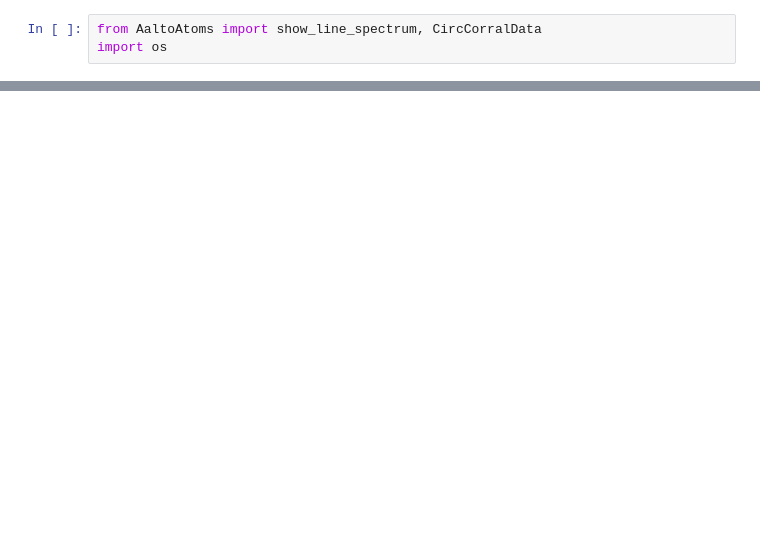
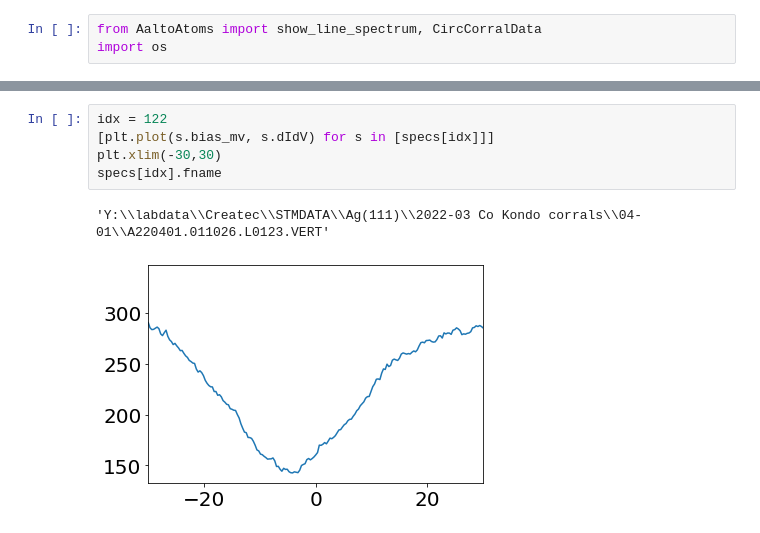
Before and after one commit to abekipnis/Kondo-Aalto, a Jupyter notebook: example_notebooks/line_spectrum_plot.ipynb, the cells around one changed output, grey strips where cells are left out. Cells and saved outputs as stored; diff of their text form; blank space fills up the shorter version.

```diff
--- a/example_notebooks/line_spectrum_plot.ipynb
+++ b/example_notebooks/line_spectrum_plot.ipynb
@@ -32,0 +52,8 @@ saving figure was successful
+# %%
+idx = 122
+[plt.plot(s.bias_mv, s.dIdV) for s in [specs[idx]]]
+plt.xlim(-30,30)
+specs[idx].fname
+# %% [output]
+'Y:\\labdata\\Createc\\STMDATA\\Ag(111)\\2022-03 Co Kondo corrals\\04-01\\A220401.011026.L0123.VERT'
+[figure, added]
```
Also changed, not shown: parts of 3 cells of this notebook, 8 other files.
